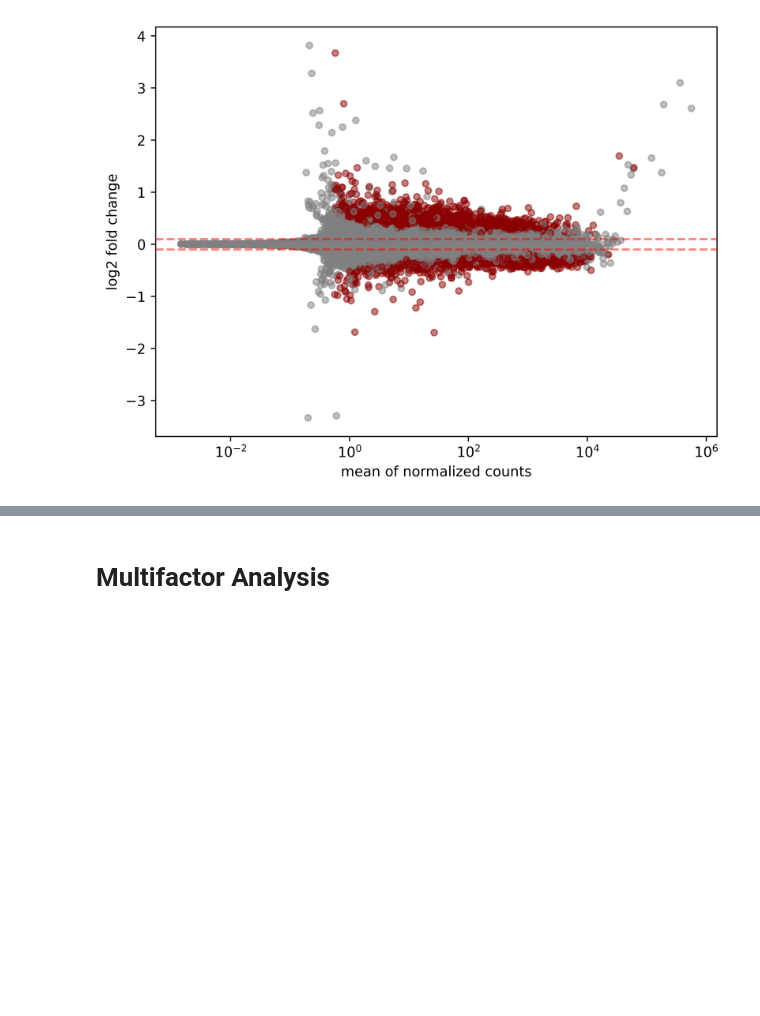
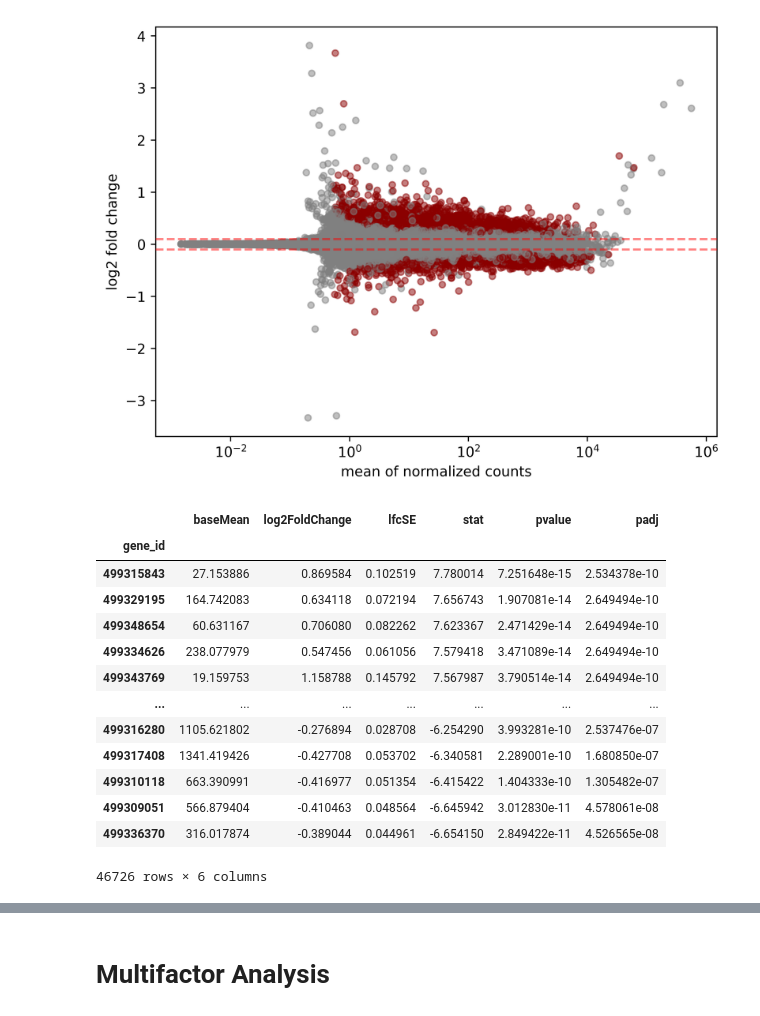
Before and after one commit to clmangham/aging_dementia_tbi, a Jupyter notebook: notebooks/PyDeseq2_exploration_CLM.ipynb, the cells around one changed output, grey strips where cells are left out. Saved outputs shown, nothing was run; the diff lists cells and outputs as text; code cells hidden in the pictures; blank space fills up the shorter version.

```diff
--- a/notebooks/PyDeseq2_exploration_CLM.ipynb
+++ b/notebooks/PyDeseq2_exploration_CLM.ipynb
@@ -785,3 +783,21 @@ Log2 fold change & Wald test p-value: Condition dementia vs control
 | 499355063 | 0.969066 | 0.008675 | 0.132988 | 0.000000 | 1.000000 | 1.000000 |
 46726 rows × 6 columns
 [figure]
+# %%
+shrunk_sigs = stat_res.results_df.sort_values(by='stat', ascending= False)
+shrunk_sigs
+# %% [output]
+|  | baseMean | log2FoldChange | lfcSE | stat | pvalue | padj |
+| gene_id |  |  |  |  |  |  |
+| 499315843 | 27.153886 | 0.869584 | 0.102519 | 7.780014 | 7.251648e-15 | 2.534378e-10 |
+| 499329195 | 164.742083 | 0.634118 | 0.072194 | 7.656743 | 1.907081e-14 | 2.649494e-10 |
+| 499348654 | 60.631167 | 0.706080 | 0.082262 | 7.623367 | 2.471429e-14 | 2.649494e-10 |
+| 499334626 | 238.077979 | 0.547456 | 0.061056 | 7.579418 | 3.471089e-14 | 2.649494e-10 |
+| 499343769 | 19.159753 | 1.158788 | 0.145792 | 7.567987 | 3.790514e-14 | 2.649494e-10 |
+| ... | ... | ... | ... | ... | ... | ... |
+| 499316280 | 1105.621802 | -0.276894 | 0.028708 | -6.254290 | 3.993281e-10 | 2.537476e-07 |
+| 499317408 | 1341.419426 | -0.427708 | 0.053702 | -6.340581 | 2.289001e-10 | 1.680850e-07 |
+| 499310118 | 663.390991 | -0.416977 | 0.051354 | -6.415422 | 1.404333e-10 | 1.305482e-07 |
+| 499309051 | 566.879404 | -0.410463 | 0.048564 | -6.645942 | 3.012830e-11 | 4.578061e-08 |
+| 499336370 | 316.017874 | -0.389044 | 0.044961 | -6.654150 | 2.849422e-11 | 4.526565e-08 |
+46726 rows × 6 columns
```
Also changed, not shown: parts of 13 cells of this notebook, 3 other files.
